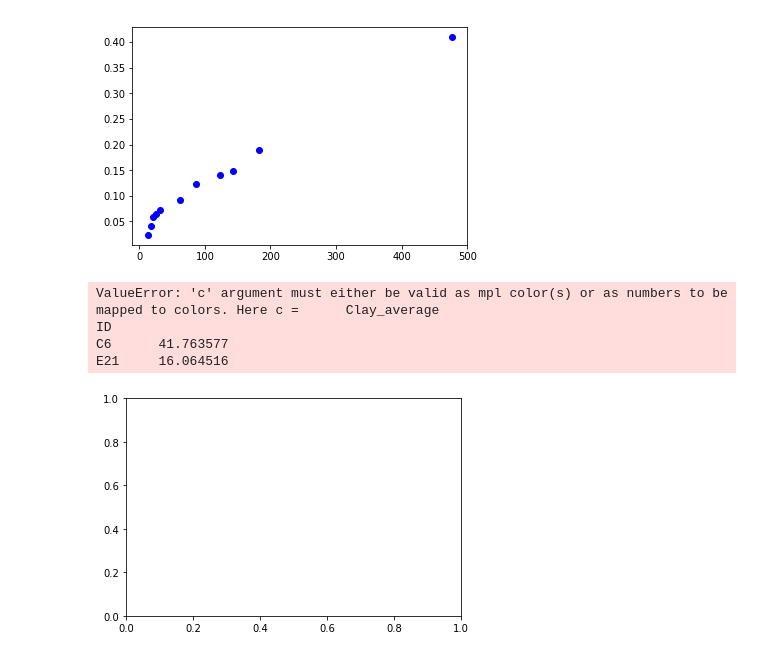
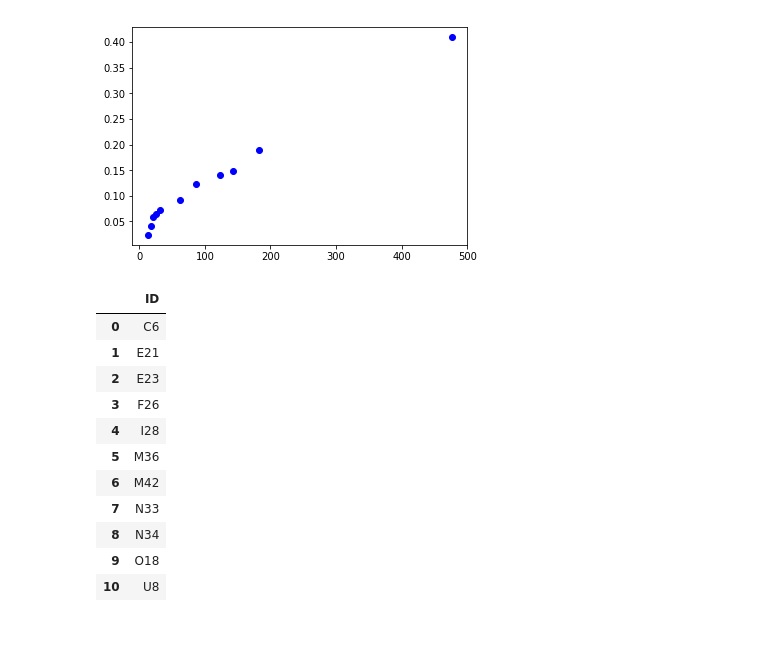
Before and after one commit to SaraSandstrom/pythoncourse, a Jupyter notebook: pcatest.ipynb, the cells around one changed output. Drawn from its saved outputs; the diff is of its cells as text; code cells hidden in the pictures.

```diff
--- a/pcatest.ipynb
+++ b/pcatest.ipynb
@@ -60,14 +58,22 @@ plt.plot(SS,PP, 'bo')
 plt.show()
 # %% [output]
 [figure]
-# %%
-#create a bubbleplot instead
-import matplotlib.colors
-plt.scatter(SS,PP, c=Clay, cmap='Colormap')
-plt.show()
-# %% [output]
-ValueError: 'c' argument must either be valid as mpl color(s) or as numbers to be mapped to colors. Here c =      Clay_average
-ID
-C6      41.763577
-E21     16.064516
-[figure, removed]
+# %%
+Clay=np.array(Clay)
+#SS=np.array(SS)
+#PP=np.array(PP)
+ID = data1[['ID']]
+ID
+# %% [output]
+|  | ID |
+| 0 | C6 |
+| 1 | E21 |
+| 2 | E23 |
+| 3 | F26 |
+| 4 | I28 |
+| 5 | M36 |
+| 6 | M42 |
+| 7 | N33 |
+| 8 | N34 |
+| 9 | O18 |
+| 10 | U8 |
```
Also changed, not shown: parts of 3 cells of this notebook.
